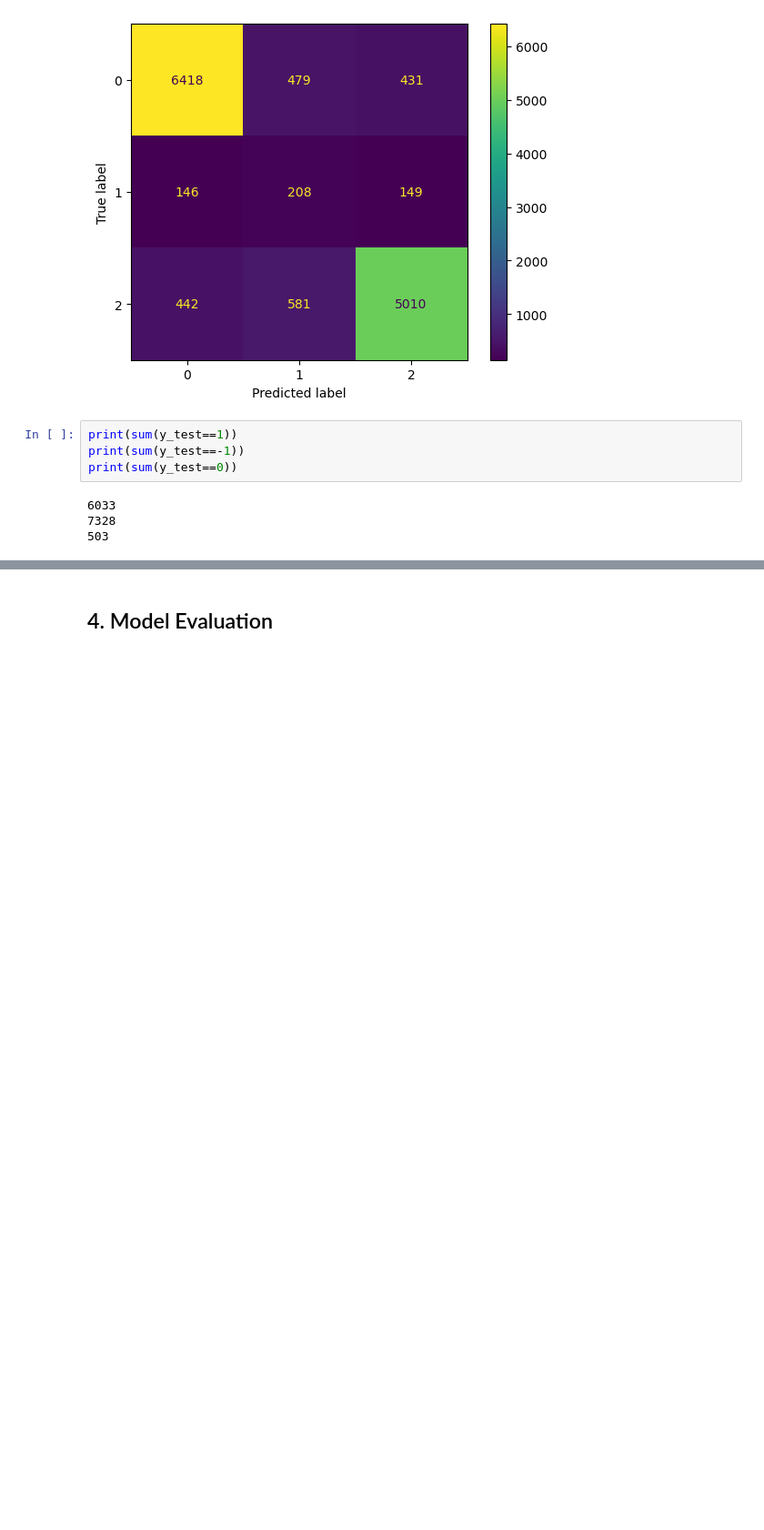
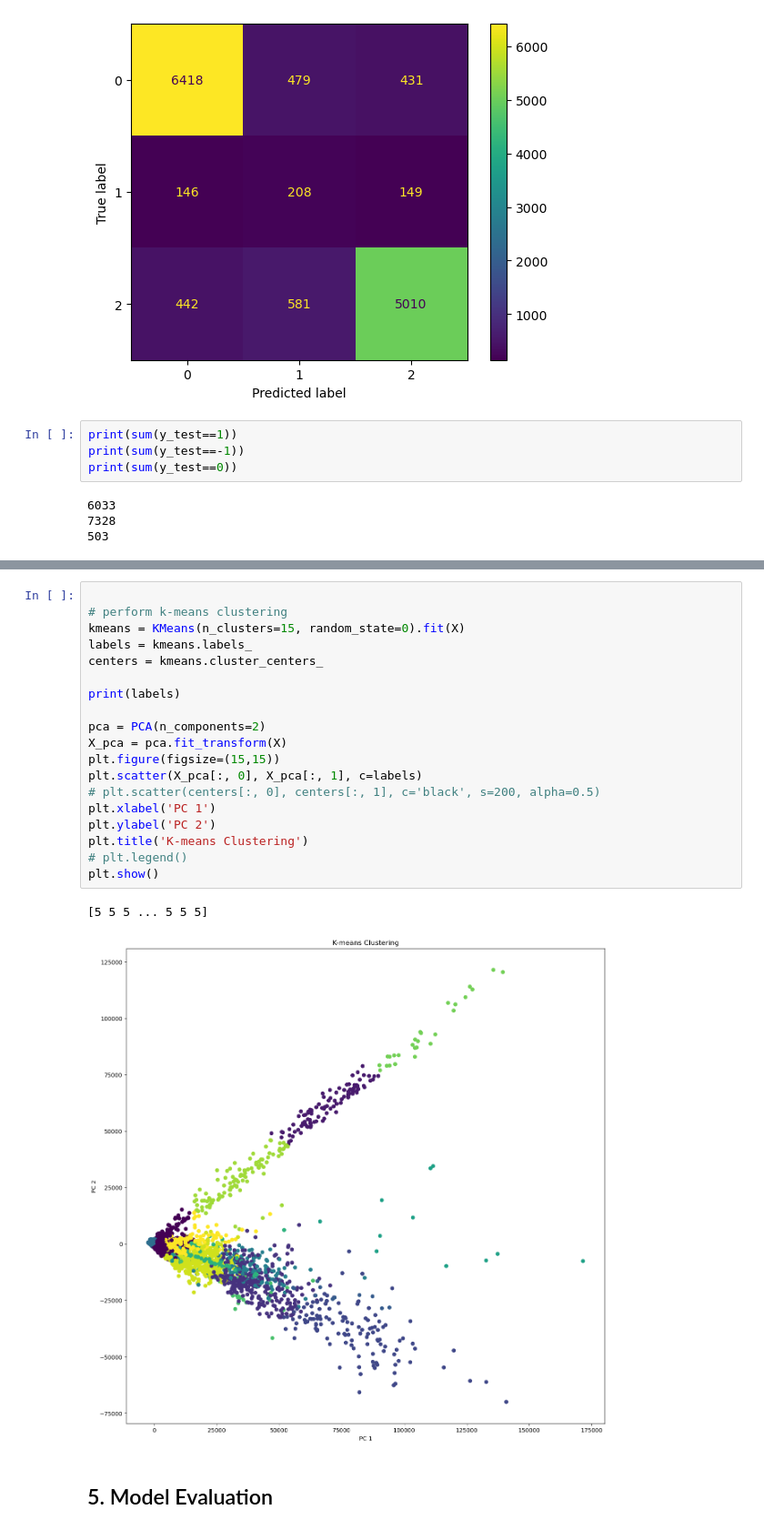
Before and after one commit to Hong-01/EE4C12-Epileptic-Seizure-Detection-using-EEG, a Jupyter notebook: SZD.ipynb, the cells around one changed output, grey strips where cells are left out. Shown at 91% size. Cells and saved outputs as stored; diff of their text form; blank space fills up the shorter version.

Commit message:
K-means ver1.0

```diff
--- a/SZD.ipynb
+++ b/SZD.ipynb
@@ -1123,2 +1041,25 @@ print(sum(y_test==0))
+# %%
+
+# perform k-means clustering
+kmeans = KMeans(n_clusters=15, random_state=0).fit(X)
+labels = kmeans.labels_
+centers = kmeans.cluster_centers_
+
+print(labels)
+
+pca = PCA(n_components=2)
+X_pca = pca.fit_transform(X)
+plt.figure(figsize=(15,15))
+plt.scatter(X_pca[:, 0], X_pca[:, 1], c=labels)
+# plt.scatter(centers[:, 0], centers[:, 1], c='black', s=200, alpha=0.5)
+plt.xlabel('PC 1')
+plt.ylabel('PC 2')
+plt.title('K-means Clustering')
+# plt.legend()
+plt.show()
+# %% [output]
+[5 5 5 ... 5 5 5]
+[figure, added]
 # %% [markdown]
-## 4. Model Evaluation
+
+## 5. Model Evaluation
```
Also changed, not shown: parts of 14 cells of this notebook.
